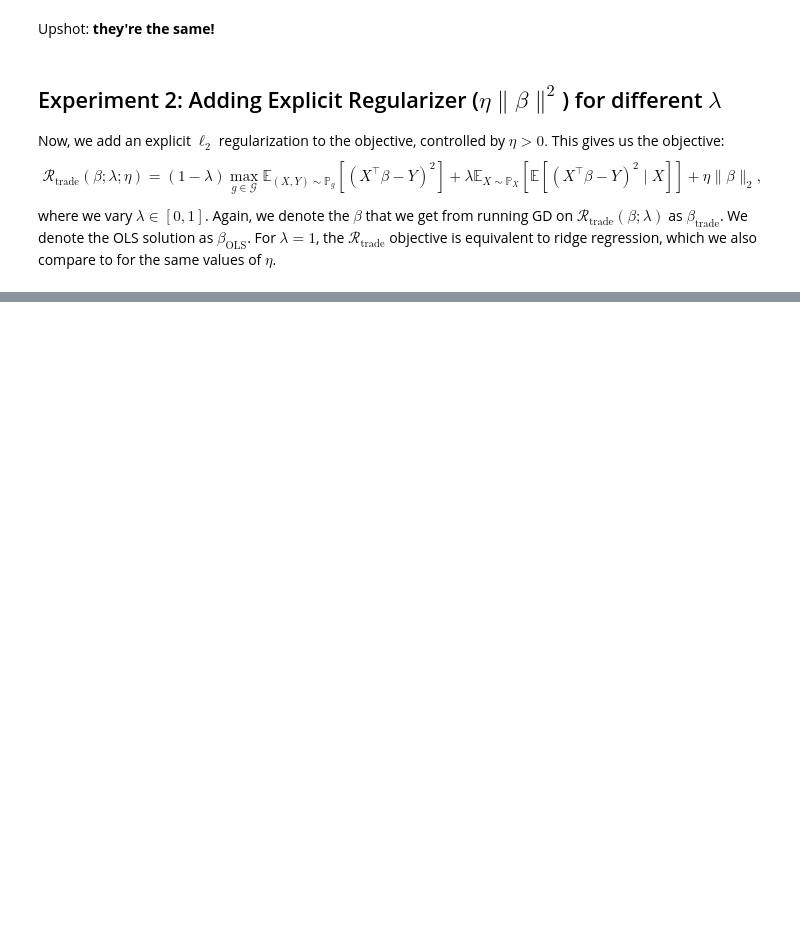
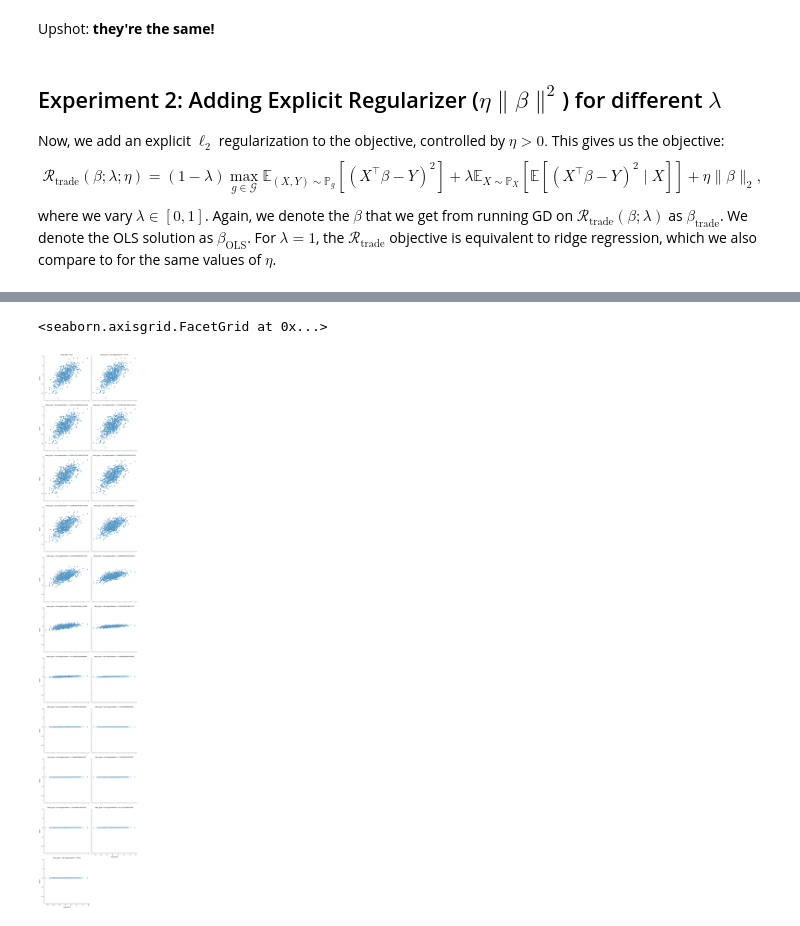
Before and after one commit to essdeee/overparam_dro, a Jupyter notebook: main.ipynb, the cells around one changed output, grey strips where cells are left out. Saved outputs shown, nothing was run; the diff lists cells and outputs as text; code cells hidden in the pictures; blank space fills up the shorter version.

```diff
--- a/main.ipynb
+++ b/main.ipynb
@@ -386,9 +355,11 @@ Text(0, 0.5, '$\\frac{\\| \\beta_{\\mathrm{trade}} - \\beta_* \\|_2}{ \\| \\beta
 # %%
 betas = np.hstack( [true_beta, ols_beta.data.numpy()] + model_betas )
 betas = pd.DataFrame( betas, columns=["true_beta", "OLS"] + [f"Eta regularization = {eta}" for eta in etas] )
 beta_melt = betas.melt( id_vars = ["true_beta"], value_vars= betas.columns[1:], var_name="beta_type" )
 
-
-#sns.relplot(data = beta_melt, x = "true_beta", y = "value", col = "beta_type", col_wrap=2)
+sns.relplot(data = beta_melt, x = "true_beta", y = "value", col = "beta_type", col_wrap=2)
 #sns.scatterplot( data = betas.set_index("true_beta"))
 #plt.legend(bbox_to_anchor=(1,1), loc="upper left")
+# %% [output]
+<seaborn.axisgrid.FacetGrid at 0x...>
+[figure, added]
```
Also changed, not shown: parts of 12 cells of this notebook.
